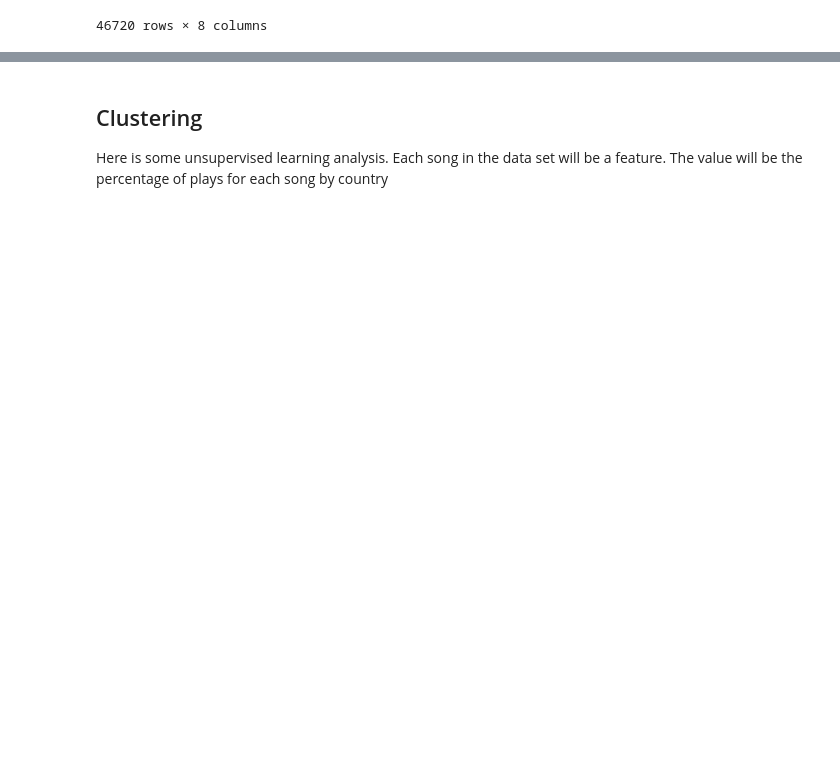
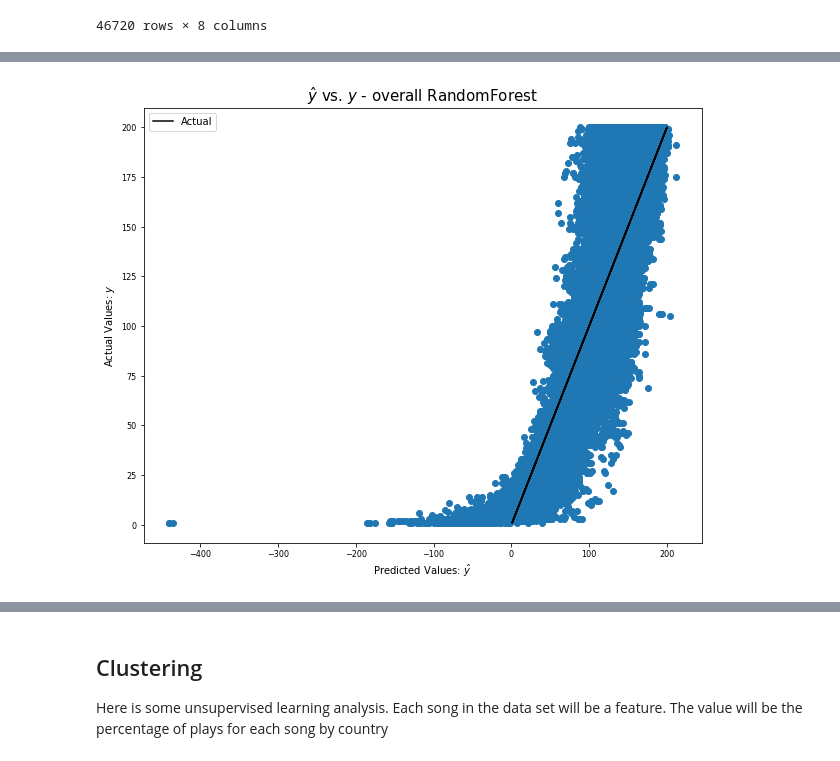
Before and after one commit to Zheng-Lu/Spotify-Worldwide-Trends-Analysis, a Jupyter notebook: Analysis.ipynb, the cells around one changed output, grey strips where cells are left out. Saved outputs shown, nothing was run; the diff lists cells and outputs as text; code cells hidden in the pictures; blank space fills up the shorter version.

```diff
--- a/Analysis.ipynb
+++ b/Analysis.ipynb
@@ -484,0 +550,4 @@ df_Global_new_dummies = pd.get_dummies()
+# %%
+# split data into test/train sets
+X_train, X_test, y_train, y_test = train_test_split(X_new, y_new,
+                                                   random_state = 42)
@@ -484,0 +692,14 @@ df_Global_new_dummies = pd.get_dummies()
+# %%
+# Plotting to compare actual vs preds for avg rank
+plt.figure(figsize = (10,8))
+plt.scatter(y_pred_test,y_test);
+plt.plot( y_test,y_test, c = 'black');
+plt.xlabel("Predicted Values: $\hat{y}$", fontsize = 10);
+plt.ylabel("Actual Values: $y$", fontsize = 10);
+plt.title("$\hat{y}$ vs. $y$ - overall RandomForest", fontsize = 15);
+plt.legend(['Actual']);
+plt.yticks(fontsize=8)
+plt.xticks(fontsize=8);
+plt.savefig('../residual_overall_lr.png', dpi = 100)
+# %% [output]
+[figure, added]
```
Also changed, not shown: parts of 38 cells of this notebook.
